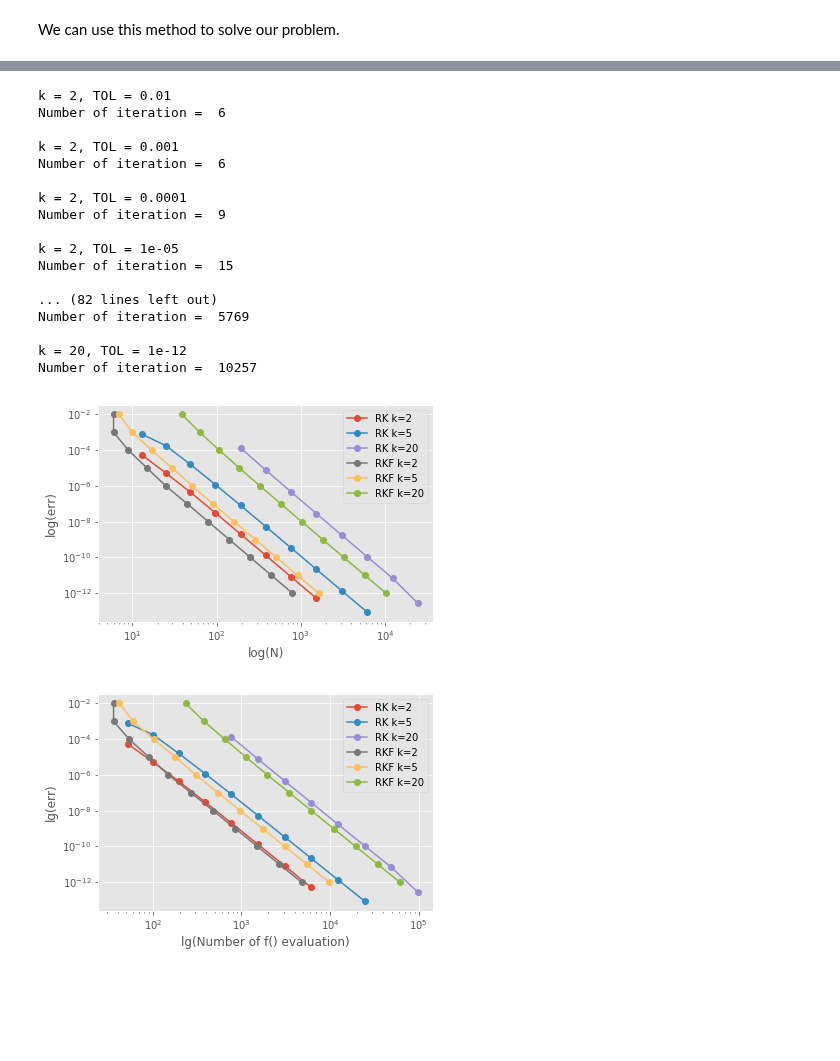
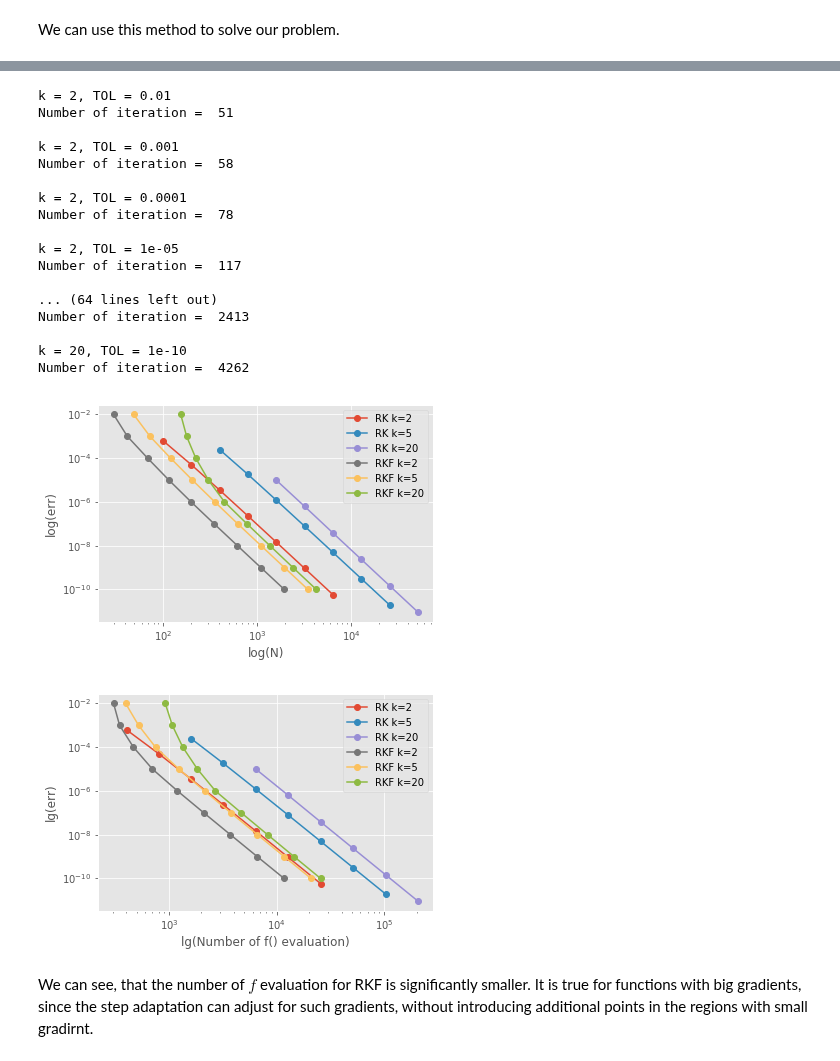
Before and after one commit to cu-numpde/numpde-fall2017, a Jupyter notebook: HW2/HW2.ipynb, the cells around one changed output, grey strips where cells are left out. Saved outputs shown, nothing was run; the diff lists cells and outputs as text; code cells hidden in the pictures; blank space fills up the shorter version.

```diff
--- a/HW2/HW2.ipynb
+++ b/HW2/HW2.ipynb
@@ -129,7 +129,7 @@ We also can introduce effective order:
 	p_{eff} =  \left[ \log\left( \|\Delta_{\tau}\| / \|\Delta_{\tau/2}\| \right )\right] /\log r.
 \end{equation}
 # %%
-TOL = 1e-12              # tolerance
+TOL = 1e-10              # tolerance
 r = 2                    # coefficient of mesh refinement
 p = 4                    # order of the method
 # %%
@@ -145,7 +145,7 @@ for k in [2, 5, 20]:
     p_eff = []                # array of effective order
     p_eff.append(p)
     counter = 0               # iteration
-    n = 7                    # number of points
+    n = 51                    # number of points
     t_step = (tEnd-t0)/(n-1) # time step
 
     rhs = RHS(k=k)
@@ -298,7 +332,7 @@ def RungeKuttaFehlberg(f, tspan, u0, t_step, TOL=1e-8):
 # %% [markdown]
 We can use this method to solve our problem.
 # %%
-n = 7                    # number of points
+n = 21                    # number of points
 t_step = (tEnd-t0)/(n-1) # time step
 t_all, u_all = [],[]
 for k in [2, 5, 20]:
@@ -329,10 +363,10 @@ Number of iteration =  1029
 # %%
-TOL_all = [1e-2,1e-3,1e-4,1e-5, 1e-6, 1e-7,1e-8, 1e-9, 1e-10, 1e-11, 1e-12]
+TOL_all = [1e-2,1e-3,1e-4,1e-5, 1e-6, 1e-7, 1e-8, 1e-9, 1e-10]
 n_it_all = []
 for k in [2, 5, 20]:
     n_it = []
     for TOL in TOL_all:
-        n = 7                    # number of points
+        n = 51                    # number of points
         t_step = (tEnd-t0)/(n-1) # time step
         print('\nk = {}, TOL = {}'.format(k, TOL))
         rhs = RHS(k=k)
@@ -341,25 +375,25 @@ for k in [2, 5, 20]:
     n_it_all.append(n_it)
 # %% [output]
 k = 2, TOL = 0.01
-Number of iteration =  6
+Number of iteration =  51
 
 k = 2, TOL = 0.001
-Number of iteration =  6
+Number of iteration =  58
 
 k = 2, TOL = 0.0001
-Number of iteration =  9
+Number of iteration =  78
 
 k = 2, TOL = 1e-05
-Number of iteration =  15
+Number of iteration =  117
 
-... (82 lines left out)
-Number of iteration =  5769
+... (64 lines left out)
+Number of iteration =  2413
 
-k = 20, TOL = 1e-12
-Number of iteration =  10257
+k = 20, TOL = 1e-10
+Number of iteration =  4262
 # %%
 plt.loglog(np.array(N_all[0]),errors_all[0], '-o', label = 'RK k=2')
-plt.loglog(np.array(N_all[1]),errors_all[1], '-o', label = 'RK k=5')
+plt.loglog(np.array(N_all[1])[2:],errors_all[1][2:], '-o', label = 'RK k=5')
 plt.loglog(np.array(N_all[2])[4:],errors_all[2][4:], '-o', label ='RK k=20')
 
 plt.loglog(np.array(n_it_all[0]),TOL_all, '-o', label = 'RKF k=2')
@@ -372,20 +406,22 @@ plt.ylabel("log(err)")
 plt.grid(True)
 plt.show()
 # %% [output]
-[figure, old version]
+[figure, new version]
 # %%
 plt.loglog(np.array(N_all[0])*4,errors_all[0], '-o', label = 'RK k=2')
-plt.loglog(np.array(N_all[1])*4,errors_all[1], '-o', label = 'RK k=5')
+plt.loglog(np.array(N_all[1])[2:]*4,errors_all[1][2:], '-o', label = 'RK k=5')
 plt.loglog(np.array(N_all[2])[4:]*4,errors_all[2][4:], '-o', label ='RK k=20')
 
 plt.loglog(np.array(n_it_all[0])*6,TOL_all, '-o', label = 'RKF k=2')
 plt.loglog(np.array(n_it_all[1])*6,TOL_all, '-o', label = 'RKF k=5')
 plt.loglog(np.array(n_it_all[2])*6,TOL_all, '-o', label = 'RKF k=20')
 
 plt.legend(loc=0)
 plt.xlabel("lg(Number of f() evaluation)")
 plt.ylabel("lg(err)")
 plt.grid(True)
 plt.show()
 # %% [output]
-[figure, old version]
+[figure, new version]
+# %% [markdown]
+We can see, that the number of $f$ evaluation for RKF is significantly smaller. It is true for functions with big gradients, since the step adaptation can adjust for such gradients, without introducing additional points in the regions with small gradirnt.
```
Also changed, not shown: parts of 8 cells of this notebook.
